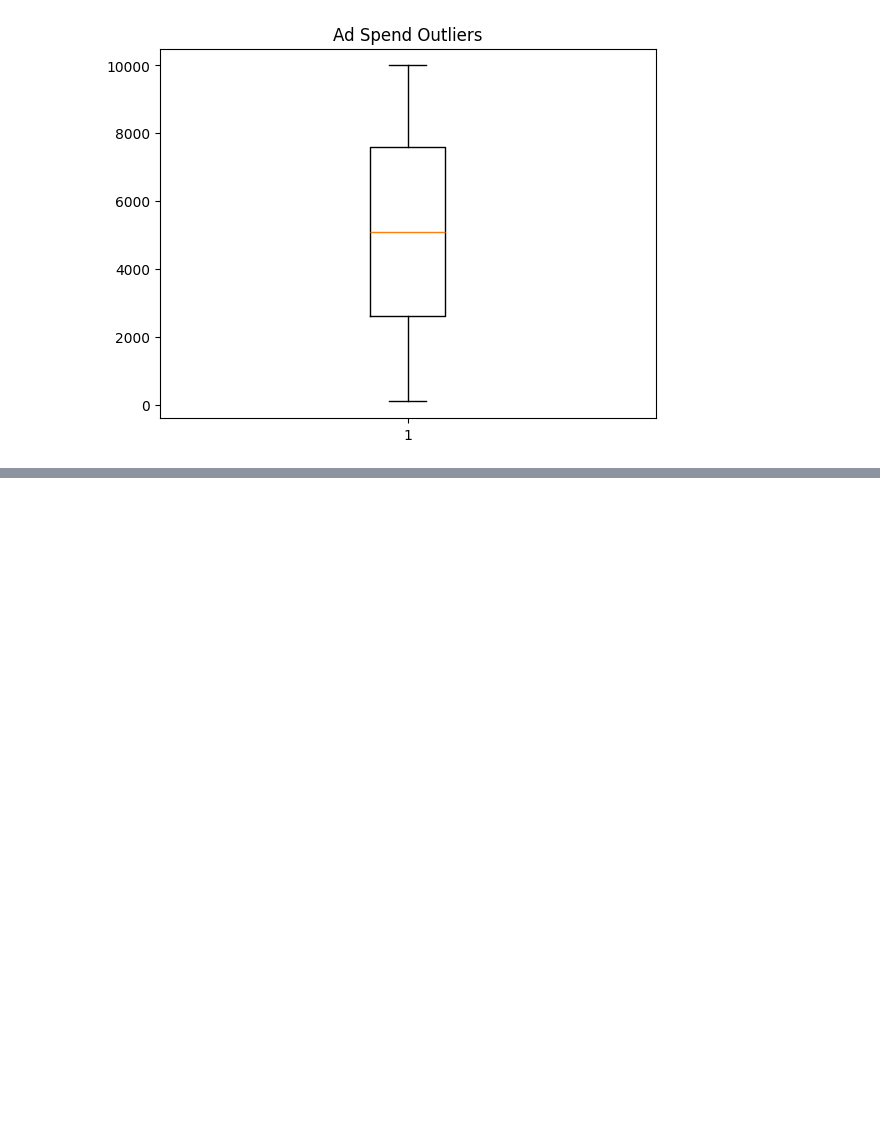
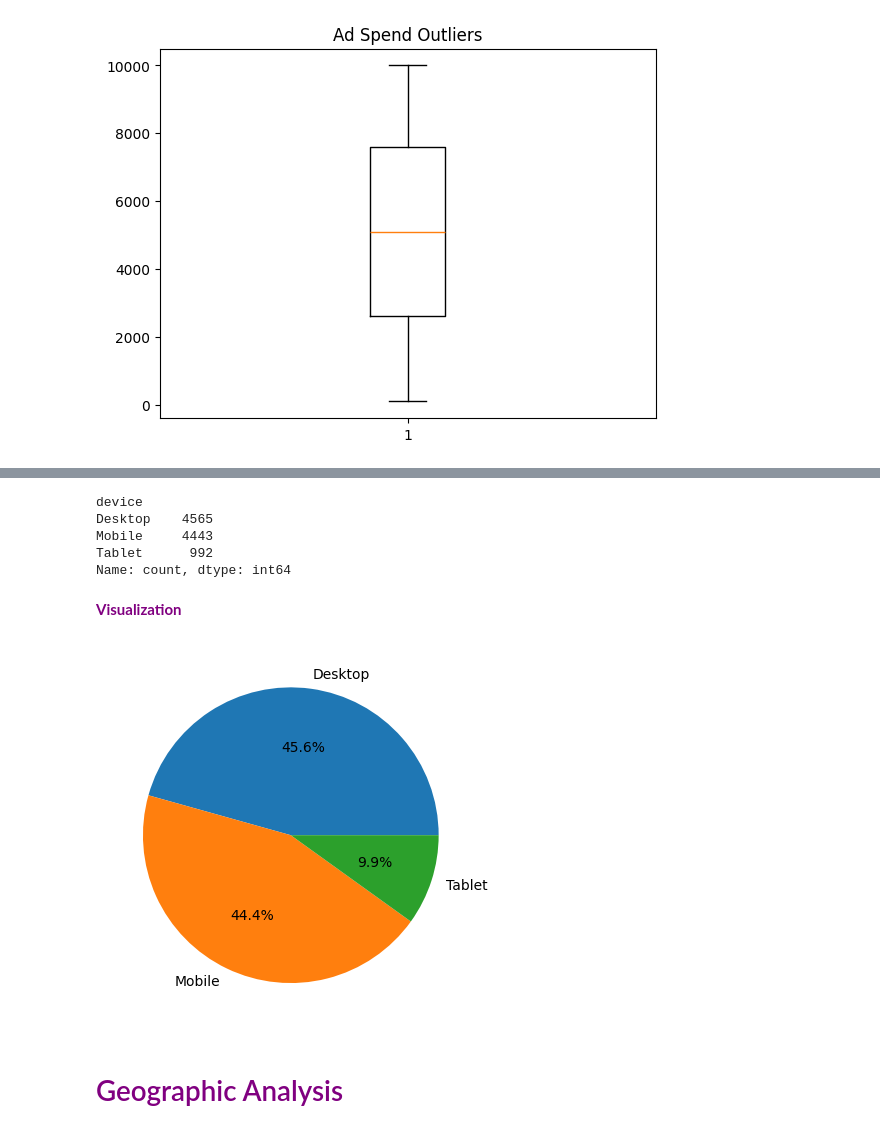
Before and after one commit to hitteshkharyal/Marketing-_ROI_Dashboard, a Jupyter notebook: project1.ipynb, the cells around one changed output, grey strips where cells are left out. Saved outputs shown, nothing was run; the diff lists cells and outputs as text; code cells hidden in the pictures; blank space fills up the shorter version.

Commit message:
Completed Week 1 data cleaning, EDA, KPI analysis and customer journey exploration

```diff
--- a/project1.ipynb
+++ b/project1.ipynb
@@ -248,0 +515,20 @@ Clicks
+# %%
+web_logs['device'].value_counts()
+# %% [output]
+device
+Desktop    4565
+Mobile     4443
+Tablet      992
+Name: count, dtype: int64
+# %% [markdown]
+<b style="color:Purple"> Visualization </b>
+# %%
+web_logs['device'].value_counts().plot(
+    kind='pie',
+    autopct='%1.1f%%'
+)
+plt.show()
+# %% [output]
+[figure, added]
+# %% [markdown]
+<h1 style="color: purple"> Geographic Analysis </h1>
```
Also changed, not shown: parts of 85 cells of this notebook, 3 other files.
